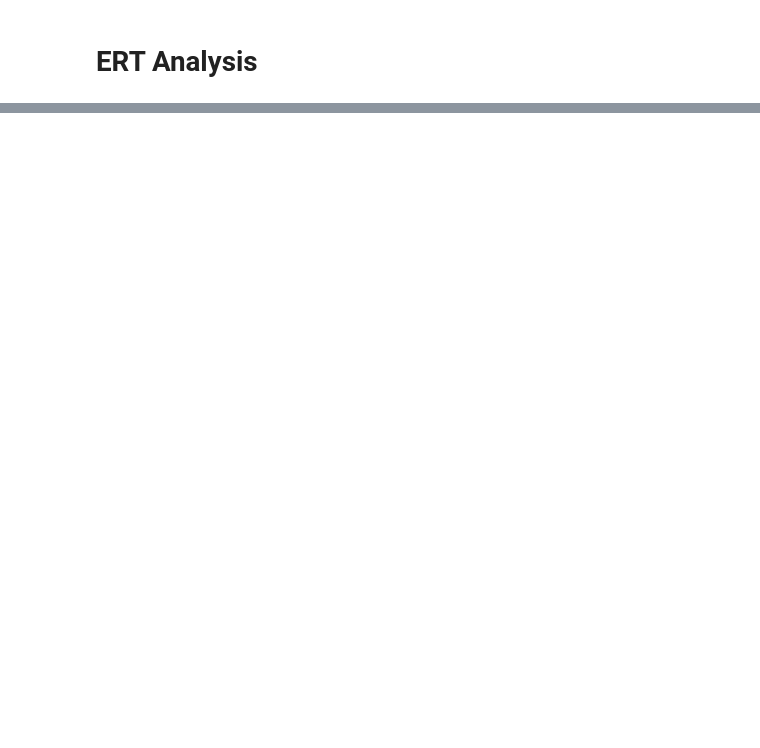
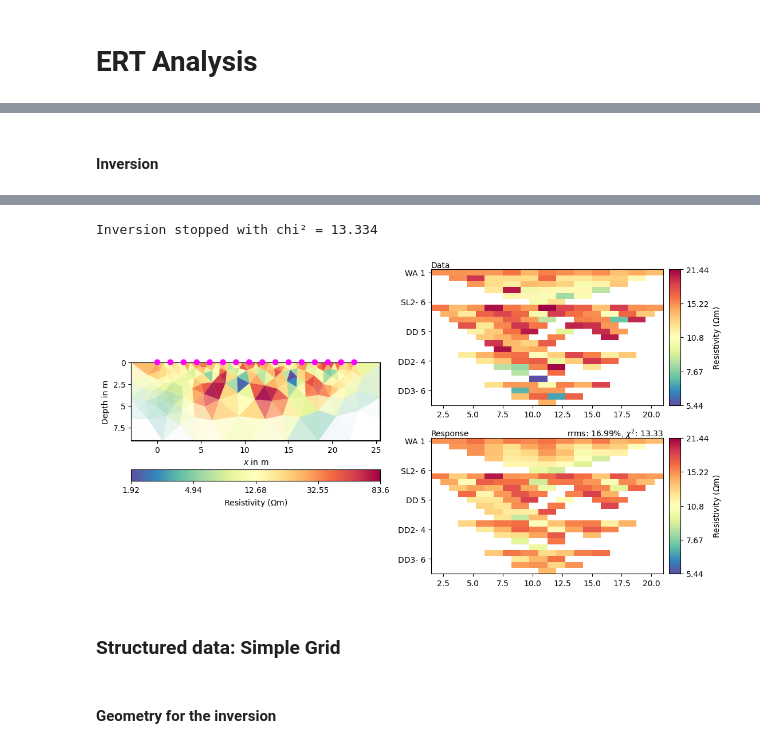
Before and after one commit to ecastillot/FieldCampII_2025, a Jupyter notebook: examples/ert/ert_ROC2025.ipynb, the cells around one changed output, grey strips where cells are left out. Cells and saved outputs as stored; diff of their text form; code cells hidden in the pictures; blank space fills up the shorter version.

```diff
--- a/examples/ert/ert_ROC2025.ipynb
+++ b/examples/ert/ert_ROC2025.ipynb
@@ -142,0 +362,24 @@ plt.show()
+# %%
+data.resize(len(stg))  # Set number of measurements
+data.set('a', a)  # Current electrode A indices
+data.set('b', b)  # Current electrode B indices
+data.set('m', m)  # Potential electrode M indices
+data.set('n', n)  # Potential electrode N indices
+data.set('rhoa', r)  # Apparent resistivity
+data.set('err', e)  # Error as fraction
+data['k'] = pg.physics.ert.createGeometricFactors(data, verbose=True)
+
+# You can save the data for further use
+pygimli_dataout = 'ert_pygimli.dat'
+data.save(pygimli_dataout)
+
+print()
+print("Apparent resistivity values summary:")
+print("Min:", np.min(data['rhoa']))
+print("Max:", np.max(data['rhoa']))
+print("Any positive?", np.any(data['rhoa'] > 0))
+print("Any NaNs?", np.any(np.isnan(data['rhoa'])))
+print("Any zeros?", np.any(data['rhoa'] == 0))
+
+print()
+print(f"Data is saved here: {pygimli_dataout}")
@@ -142,0 +436,20 @@ plt.show()
+# %% [markdown]
+#### Inversion
+# %%
+lamb = 1  # Regularization parameter
+
+# Initialize ERTManager and perform inversion
+mgr = ert.ERTManager(pygimli_dataout)
+unstructured_model = mgr.invert(lam=lamb, verbose=False)
+
+# Check inversion quality
+print(f"Inversion stopped with chi² = {mgr.inv.chi2():.3f}")
+
+#  Visualize results
+
+#ax,cb = pg.show(mgr.paraDomain, unstructured_model, label='Resistivity (Ohm·m)', cMap='Spectral_r',
+#        logScale=True)
+
+fig = mgr.showResultAndFit();
+fig.savefig("unstructured_model.png",dpi=300)
+# %% [output]
@@ -142,0 +472,6 @@ plt.show()
+Inversion stopped with chi² = 13.334
+[figure, added]
+# %% [markdown]
+### Structured data: Simple Grid
+# %% [markdown]
+#### Geometry for the inversion
```
Also changed, not shown: parts of 49 cells of this notebook, 1 other file.
